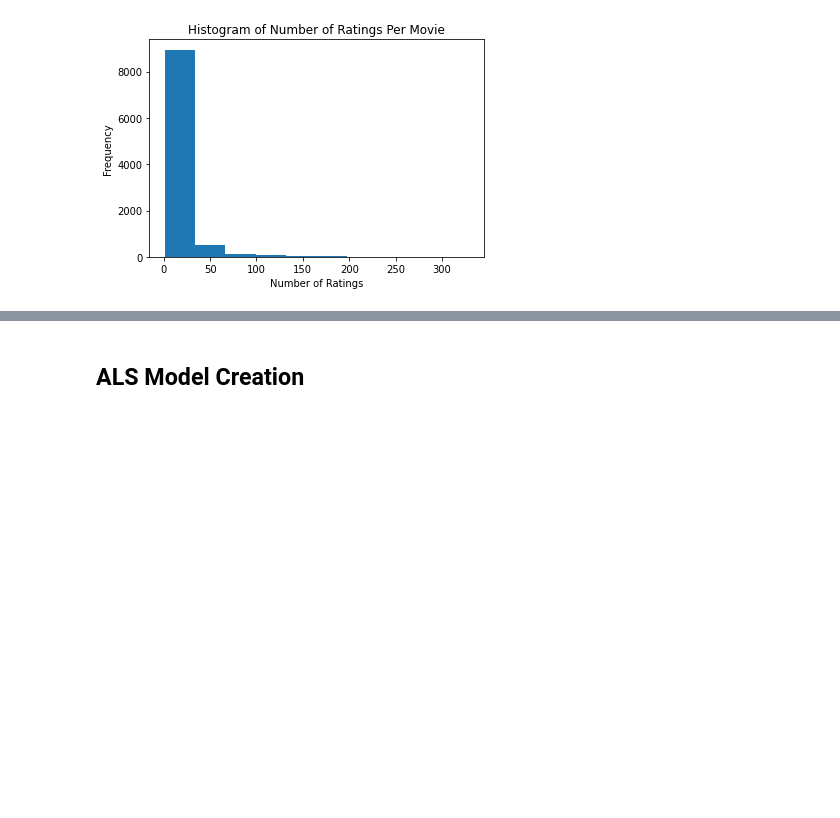
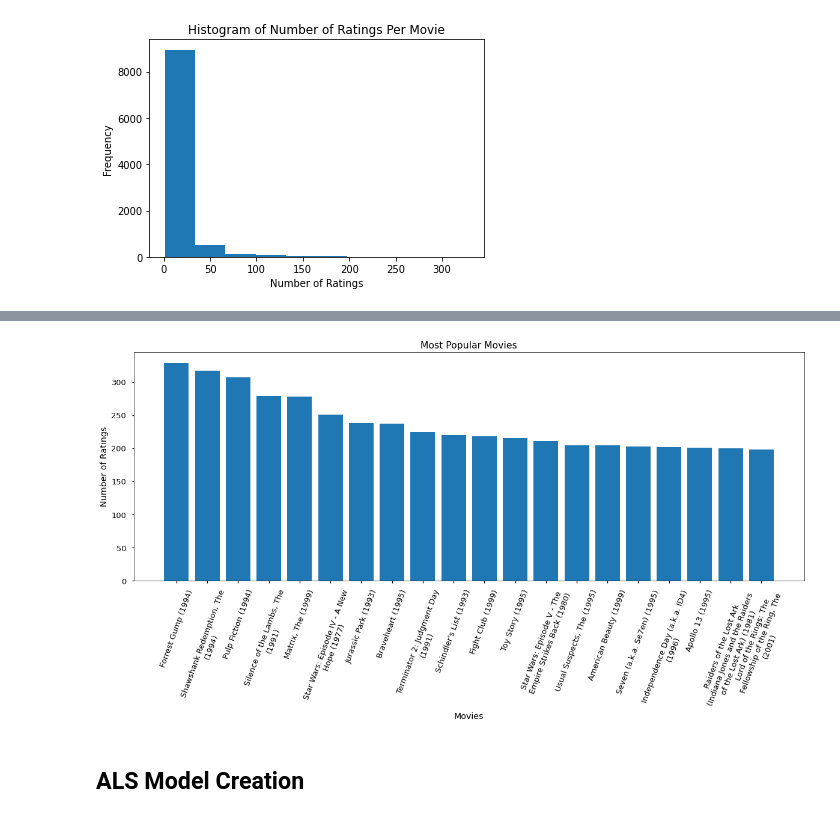
Before and after one commit to zachcarlson/MovieRecommender, a Jupyter notebook: MovieRecommender.ipynb, the cells around one changed output, grey strips where cells are left out. Cells and saved outputs as stored; diff of their text form; code cells hidden in the pictures; blank space fills up the shorter version.

Commit message:
Added get_formatted_columns()

```diff
--- a/MovieRecommender.ipynb
+++ b/MovieRecommender.ipynb
@@ -56,6 +56,14 @@ def calculate_sparsity(spark_df, rating_col="rating", userId_col="userId", movie
   #calculate sparsity (num ratings / num possible ratings)
   sparsity = (1.0 - (numerator*1.0) / denominator) * 100
   print(f"The ratings dataframe is {sparsity:.2f}% empty.")
+# %%
+import numpy as np
+import textwrap
+
+def get_formatted_columns(titles):
+  mean_length = np.mean([len(i) for i in titles])
+  titles = ["\n".join(textwrap.wrap(i,mean_length)) for i in titles]
+  return titles
 # %% [markdown]
 ## Import Data and Preprocessing
 # %% [markdown]
@@ -340,0 +335,4 @@ plt.show()
+# %%
+popular_movies = movie_ratings.select("title", "movieId").groupBy("title").count().orderBy("count", ascending=False).toPandas()
+popular_movies = popular_movies.iloc[:20,:]
+popular_movies.head()
@@ -341,3 +346,17 @@ plt.show()
+# %%
+fig, ax = plt.subplots()
+
+ax.bar(x=popular_movies["title"], height=popular_movies["count"])
+
+#customize appearance
+fig.set_size_inches([20, 7])
+ax.set_title("Most Popular Movies")
+ax.set_xlabel("Movies")
+ax.set_ylabel("Number of Ratings")
+ax.set_xticklabels(get_formatted_columns(popular_movies["title"]), rotation=70)
+plt.show()
+# %% [output]
+[figure, added]
 # %% [markdown]
 ## ALS Model Creation
 # %% [markdown]
```
Also changed, not shown: parts of 3 cells of this notebook.
